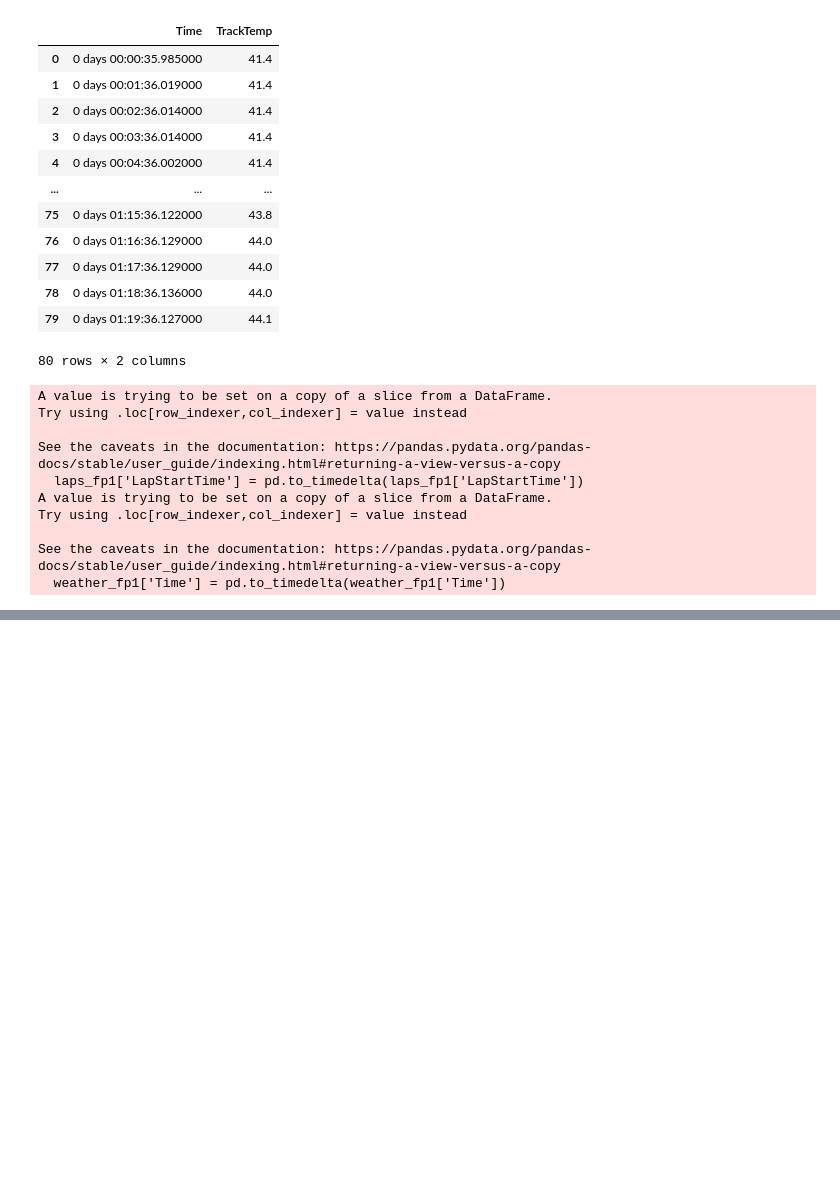
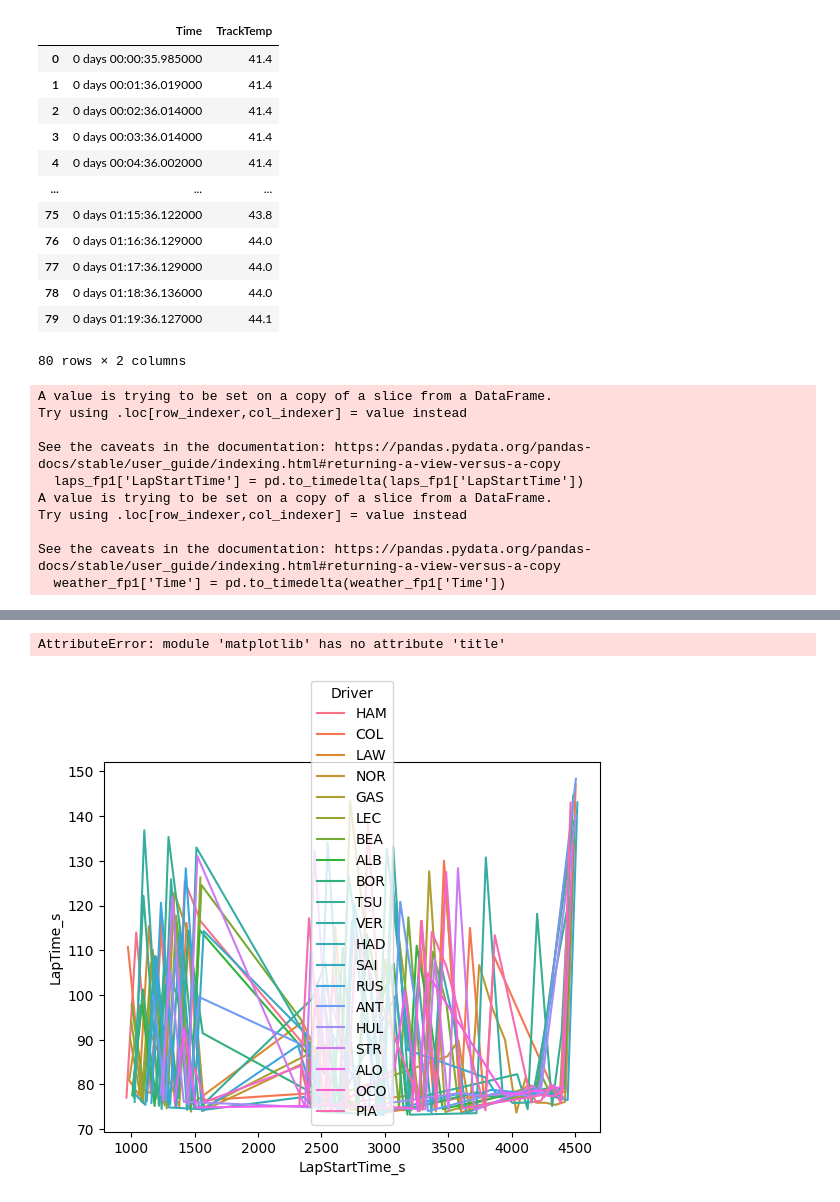
Before and after one commit to ipolishc22/f1-podium-predictor, a Jupyter notebook: notebooks/canada_2025_eda.ipynb, the cells around one changed output, grey strips where cells are left out. Drawn from its saved outputs; the diff is of its cells as text; code cells hidden in the pictures; blank space fills up the shorter version.

```diff
--- a/notebooks/canada_2025_eda.ipynb
+++ b/notebooks/canada_2025_eda.ipynb
@@ -124,0 +179,9 @@ merged_fp1
+# %%
+sns.lineplot(
+    data=clean_fp1.sort_values("LapStartTime_s"),
+    x="LapStartTime_s", y="LapTime_s", hue="Driver"
+)
+plt.title("Driver Pace Over Session Time")
+# %% [output]
+AttributeError: module 'matplotlib' has no attribute 'title'
+[figure, added]
```
Also changed, not shown: parts of 15 cells of this notebook.
